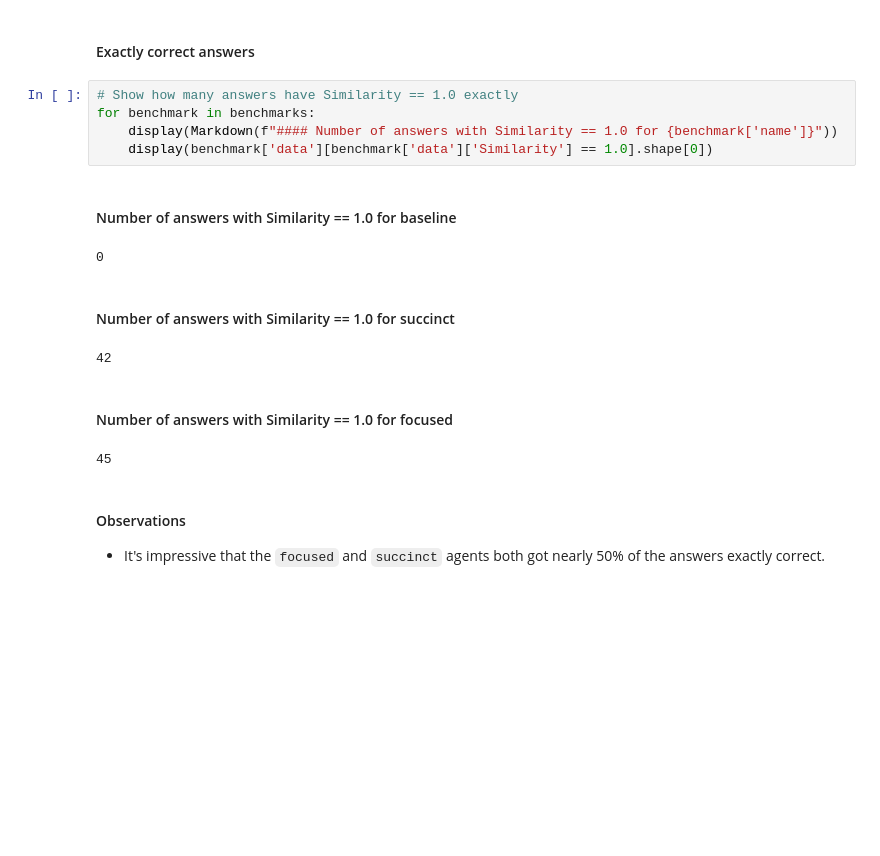
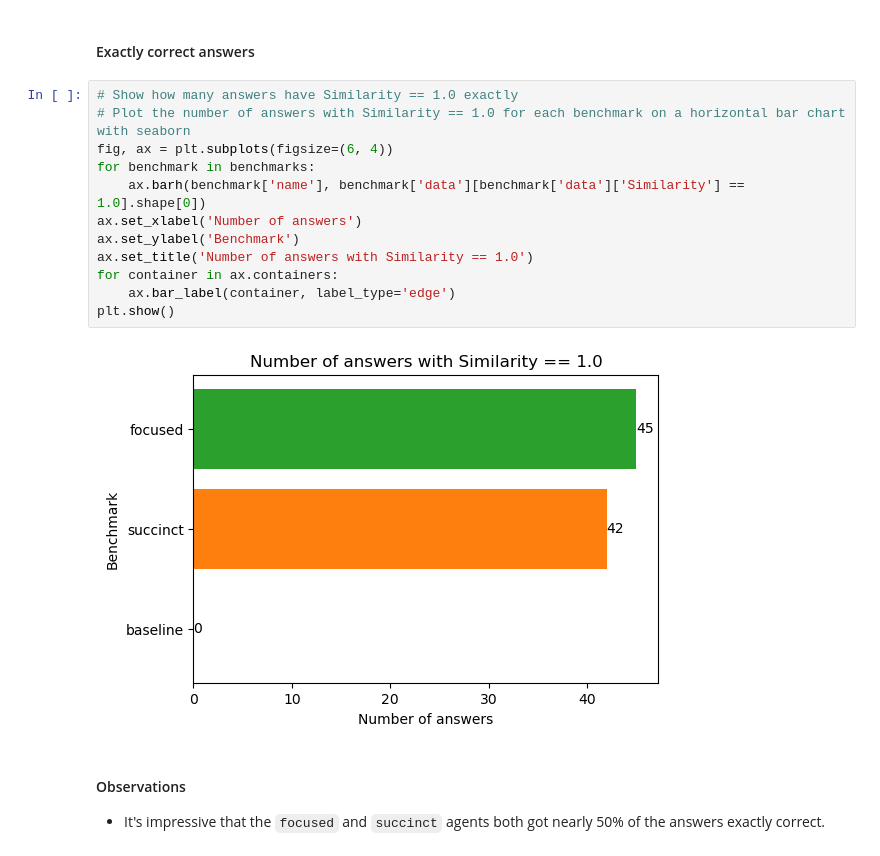
Before and after one commit to kurisu/SQuAD_Agent_Experiment, a Jupyter notebook: benchmarking.ipynb, the cells around one changed output. Cells and saved outputs as stored; diff of their text form; blank space fills up the shorter version.

```diff
--- a/benchmarking.ipynb
+++ b/benchmarking.ipynb
@@ -347,16 +410,18 @@ plt.show()
 #### Exactly correct answers
 # %%
 # Show how many answers have Similarity == 1.0 exactly
+# Plot the number of answers with Similarity == 1.0 for each benchmark on a horizontal bar chart with seaborn
+fig, ax = plt.subplots(figsize=(6, 4))
 for benchmark in benchmarks:
-    display(Markdown(f"#### Number of answers with Similarity == 1.0 for {benchmark['name']}"))
-    display(benchmark['data'][benchmark['data']['Similarity'] == 1.0].shape[0])
+    ax.barh(benchmark['name'], benchmark['data'][benchmark['data']['Similarity'] == 1.0].shape[0])
+ax.set_xlabel('Number of answers')
+ax.set_ylabel('Benchmark')
+ax.set_title('Number of answers with Similarity == 1.0')
+for container in ax.containers:
+    ax.bar_label(container, label_type='edge')
+plt.show()
 # %% [output]
-#### Number of answers with Similarity == 1.0 for baseline
-0
-#### Number of answers with Similarity == 1.0 for succinct
-42
-#### Number of answers with Similarity == 1.0 for focused
-45
+[figure, added]
 # %% [markdown]
 #### Observations
 
```
Also changed, not shown: parts of 8 cells of this notebook, 2 other files.
